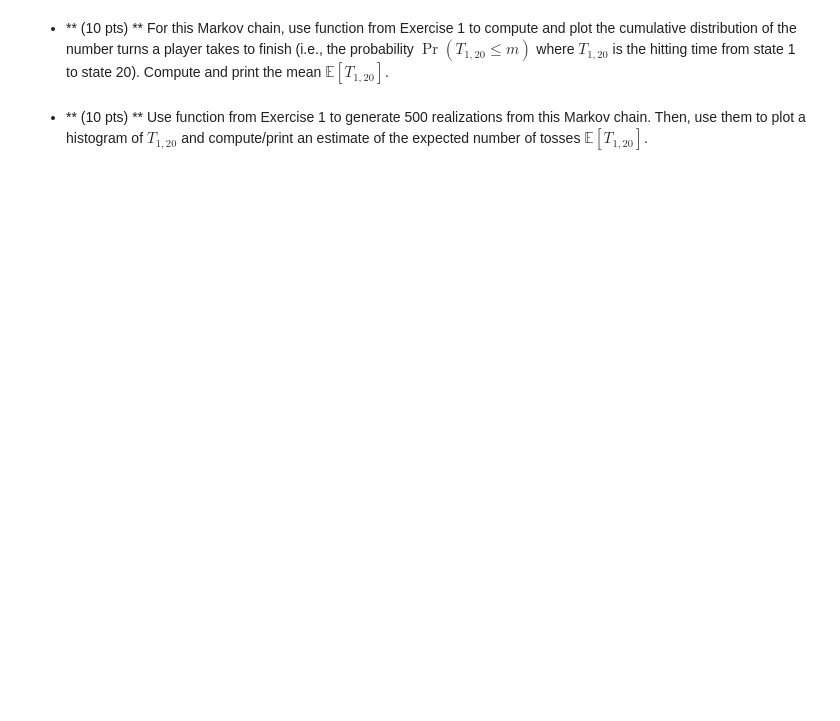
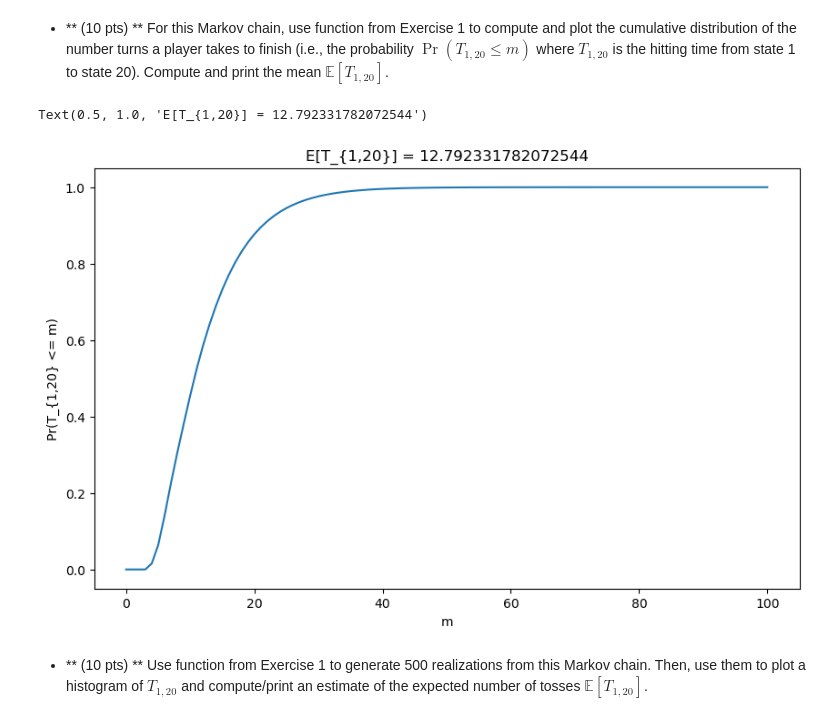
Before and after one commit to davidmhunt/coursework, a Jupyter notebook: ECE 586 Vector Spaces/MP1/fsmc_project.ipynb, the cells around one changed output. Cells and saved outputs as stored; diff of their text form; code cells hidden in the pictures; blank space fills up the shorter version.

```diff
--- a/ECE 586 Vector Spaces/MP1/fsmc_project.ipynb
+++ b/ECE 586 Vector Spaces/MP1/fsmc_project.ipynb
@@ -105,16 +134,19 @@ Compute and print the mean $\mathbb{E}[T_{1,20}]$.
 # %%
 # Use previous functions to complete this exercise
 Phi_list, ET = compute_Phi_ET(P, ns=100)
 
-m = ### steps to be plotted
-Pr = ### \Pr(T_{1,20} <= m) for all m
-E = ### \mathbb{E}[T_{1,20}]
+m = np.arange(0,101,1) ### steps to be plotted
+Pr = Phi_list[m,0,19]### \Pr(T_{1,20} <= m) for all m
+E = ET[0,19]### \mathbb{E}[T_{1,20}]
 
 plt.figure(figsize=(10, 6))
 plt.plot(m ,Pr)
 plt.xlabel(r'm')
 plt.ylabel(r'Pr(T_{1,20} <= m)')
 plt.title(r'E[T_{1,20}] = ' + str(E))
+# %% [output]
+Text(0.5, 1.0, 'E[T_{1,20}] = 12.792331782072544')
+[figure, added]
 # %% [markdown]
 * ** (10 pts) ** Use function from Exercise 1 to generate 500 realizations from this Markov chain.  Then, use them to plot a histogram of $ T_{1, 20} $ and compute/print an estimate of the expected number of tosses $\mathbb{E}\left[T_{1,20}\right]$.
 # %%
```
Also changed, not shown: parts of 10 cells of this notebook, 3 other files.
